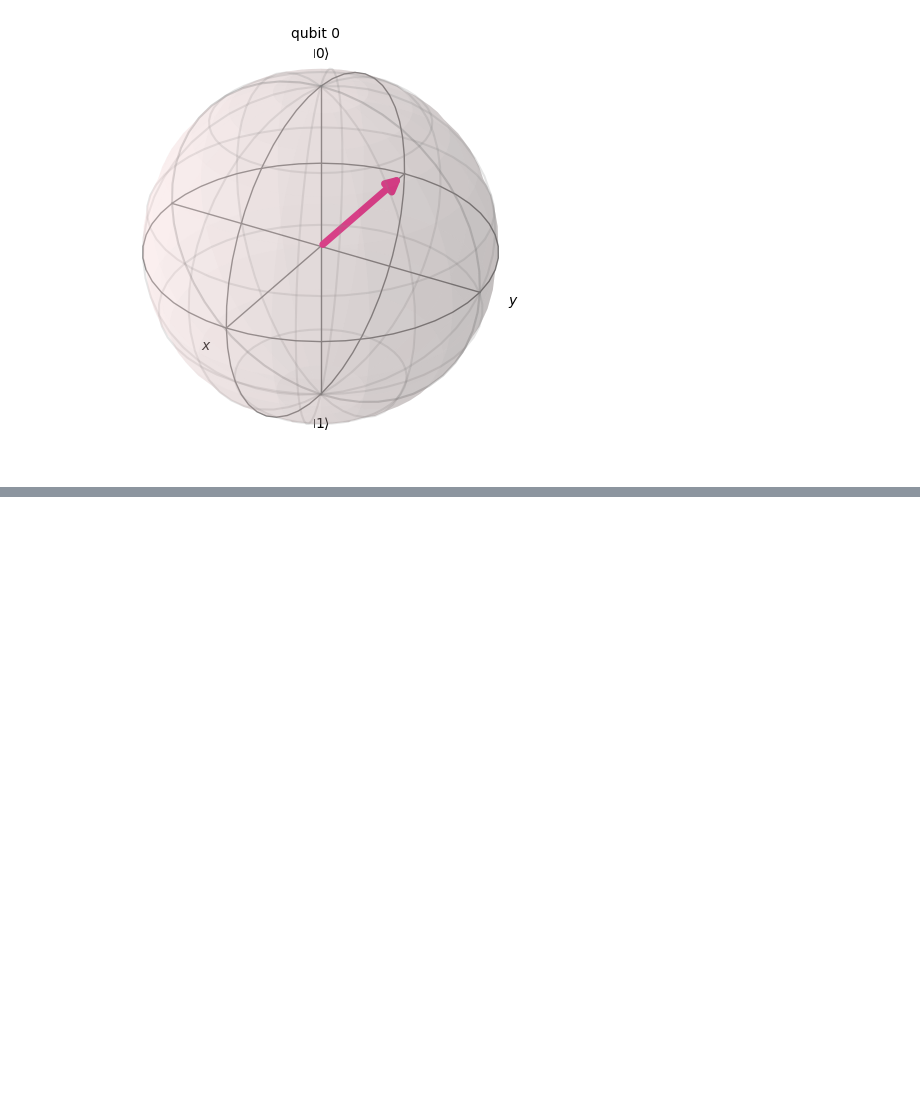
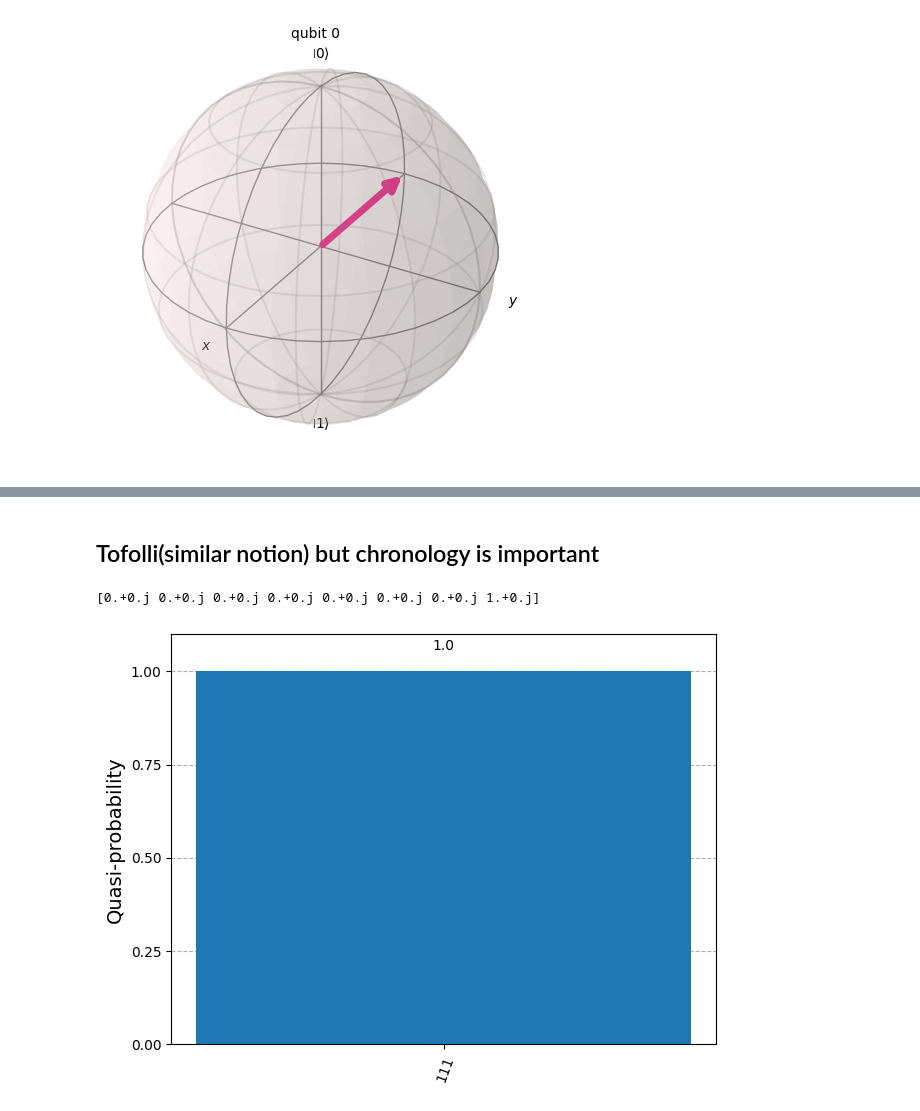
Before and after one commit to samalanubhab/Quantum_CEPIITD, a Jupyter notebook: Own_small_small_learnings/Own_small_small_learnings_1_Anubhab_Samal.ipynb, the cells around one changed output, grey strips where cells are left out. Cells and saved outputs as stored; diff of their text form; code cells hidden in the pictures; blank space fills up the shorter version.

```diff
--- a/Own_small_small_learnings/Own_small_small_learnings_1_Anubhab_Samal.ipynb
+++ b/Own_small_small_learnings/Own_small_small_learnings_1_Anubhab_Samal.ipynb
@@ -73,0 +101,16 @@ plot_bloch_multivector(state)
+# %% [markdown]
+## Tofolli(similar notion) but chronology is important
+# %%
+qc=QuantumCircuit(3)
+qc.x(0)  ## go from 000 to 001... qiskit reads from right to left
+qc.x(1)  ## go from 001 to 011...qiskit reads from right to left
+qc.ccx(0,1,2)
+sv=Statevector(qc)
+print(sv.data)
+plot_histogram(sv.probabilities_dict())
+
+## One bar stands at probability 1, at 111, meaning qubit 2 now holds the 1 and qubit 0 and qubit 1 already held the 1 or the control
+## and target qubit 2 flipped
+# %% [output]
+[0.+0.j 0.+0.j 0.+0.j 0.+0.j 0.+0.j 0.+0.j 0.+0.j 1.+0.j]
+[figure, added]
```
Also changed, not shown: parts of 14 cells of this notebook.
